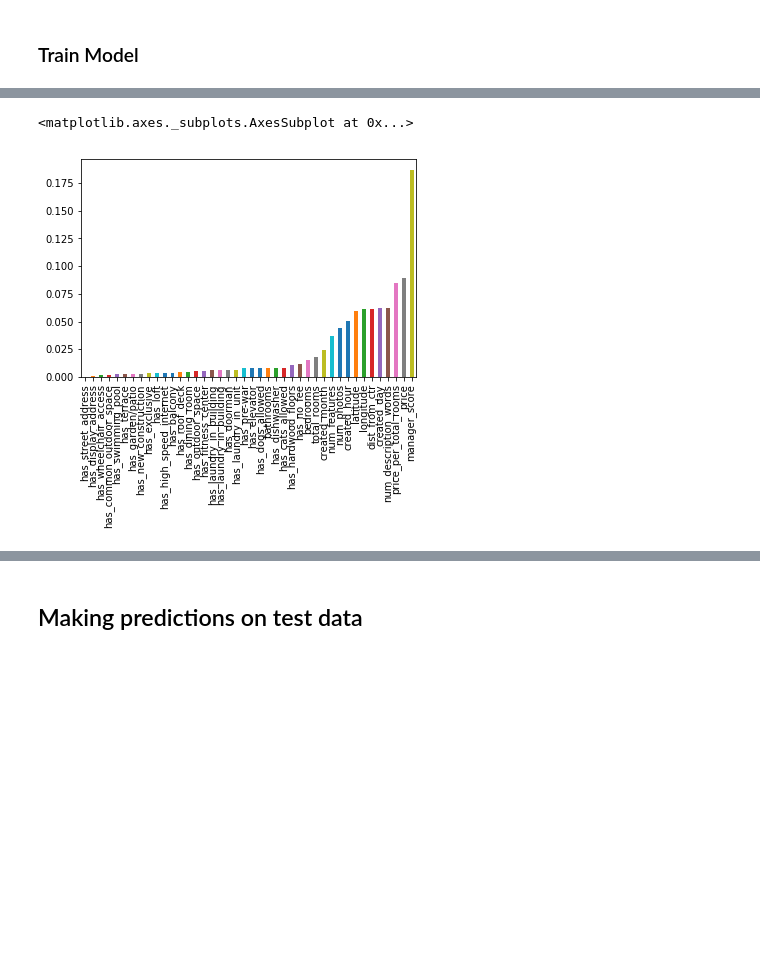
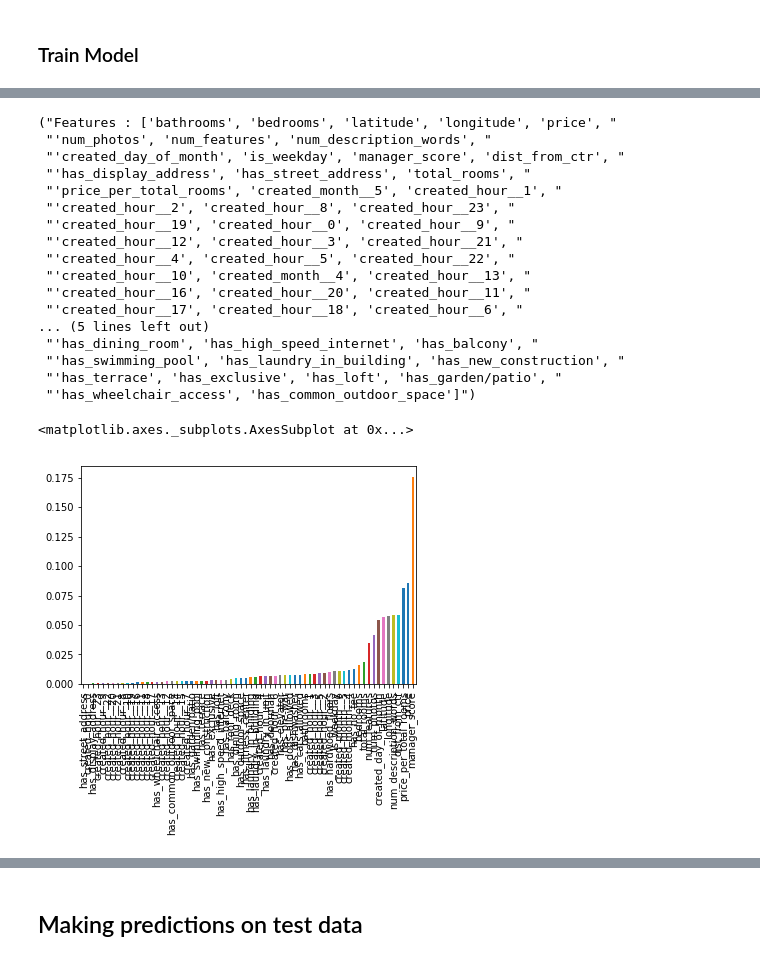
Before and after one commit to jnvipul/case_study, a Jupyter notebook: given_model.ipynb, the cells around one changed output, grey strips where cells are left out. Cells and saved outputs as stored; diff of their text form; code cells hidden in the pictures; blank space fills up the shorter version.

Commit message:
Using is_weekday as a feature and converted hour of day and month to categorical variable

```diff
--- a/given_model.ipynb
+++ b/given_model.ipynb
@@ -232,3 +244,16 @@ def add_adjectives_column(row):
+# %%
+cat_dummies = set()
+def one_hot_encode(df, cols):
+    # Get one hot encoding of column
+    df_processed = pd.get_dummies(df, prefix_sep="__",
+                              columns=cols)
+    # save all categorical variables
+    global cat_dummies
+    cat_dummies = set([col for col in df_processed
+               if "__" in col
+               and col.split("__")[0] in cols])
+
+    return df_processed
 # %% [markdown]
 ## Feature Engineering
 # %%
@@ -242,8 +267,9 @@ def feature_engineering(df):
     df["created_month"] = df["created"].dt.month
     df["created_day"] = df["created"].dt.day
     df["created_hour"] = df["created"].dt.hour
-
-    df['is_weekday'] = ((df.created_day) // 5 == 1).astype(float)
+    df["created_day_of_week"] = df["created"].dt.dayofweek
+    df["created_day_of_month"] = df["created"].dt.day
+    df['is_weekday'] = ((df.created_day_of_week) // 5 == 1).astype(float)
     df = df.apply(apply_manager_scores, axis=1)
     df = df.apply(price_per_bedroom, axis=1)
     df = process_home_features(df)
@@ -256,21 +282,21 @@ def feature_engineering(df):
     df = df.apply(price_per_total_room, axis=1)
     df = df.apply(apply_building_scores, axis=1)
 
+    # One hot encodings
+    df = one_hot_encode(df, ['created_hour', 'created_month'])
     # Didn't work
     # df = df.apply(create_has_photos_has_description, axis=1)
     # df = df.apply(price_per_bathroom, axis=1)
     # df = df.apply(bath_bed_ratio, axis=1)
     # df["bed_bath_differnce"] = df['bedrooms'] - df['bathrooms']
     # df["bed_bath_sum"] = df["bedrooms"] + df['bathrooms']
-
-
     return df
 # %%
 # num_feats = ["bathrooms", "bedrooms", "latitude", "longitude", "price",
     #              "num_photos", "num_features", "num_description_words",
     #              "created_year", "created_month", "created_day"]
-
-num_feats = ["bathrooms",
+def get_feature_list():
+    num_feats = ["bathrooms",
              "bedrooms",
              "latitude",
              "longitude",
@@ -278,9 +304,8 @@ num_feats = ["bathrooms",
              "num_photos",
              "num_features",
              "num_description_words",
-             "created_month",
-             "created_day",
-             "created_hour",
+             "created_day_of_month",
+             "is_weekday",
              "manager_score",
 #              "building_score",
 #              "price_per_bedroom",
@@ -292,8 +317,14 @@ num_feats = ["bathrooms",
 #              "num_adjectives_description"
             ]
 
-# add names of house features
-num_feats.extend(list(home_features_dict.values()))
+    # Add one hot encoded variables
+    global cat_dummies
+    num_feats.extend(cat_dummies)
+
+    # add names of house features
+    num_feats.extend(list(home_features_dict.values()))
+    pprint(f'Features : {num_feats}')
+    return num_feats
 # %% [markdown]
 ### Read Data
 # %%
@@ -341,7 +372,7 @@ df.shape
 # shuffle dataframe
 df = df.sample(frac=1).reset_index(drop=True)
 
-X = df[num_feats]
+X = df[get_feature_list()]
 y = df["interest_level"]
 X.head()
 X = scaler.fit_transform(X)
@@ -360,7 +407,24 @@ Loss : 0.5520734301925783
 # %%
-pd.Series(index = num_feats, data = clf.feature_importances_).sort_values().plot(kind = 'bar')
+pd.Series(index = get_feature_list(), data = clf.feature_importances_).sort_values().plot(kind = 'bar')
 # %% [output]
-<matplotlib.axes._subplots.AxesSubplot at 0x...>
+("Features : ['bathrooms', 'bedrooms', 'latitude', 'longitude', 'price', "
+ "'num_photos', 'num_features', 'num_description_words', "
+ "'created_day_of_month', 'is_weekday', 'manager_score', 'dist_from_ctr', "
+ "'has_display_address', 'has_street_address', 'total_rooms', "
+ "'price_per_total_rooms', 'created_month__5', 'created_hour__1', "
+ "'created_hour__2', 'created_hour__8', 'created_hour__23', "
+ "'created_hour__19', 'created_hour__0', 'created_hour__9', "
+ "'created_hour__12', 'created_hour__3', 'created_hour__21', "
+ "'created_hour__4', 'created_hour__5', 'created_hour__22', "
+ "'created_hour__10', 'created_month__4', 'created_hour__13', "
+ "'created_hour__16', 'created_hour__20', 'created_hour__11', "
+ "'created_hour__17', 'created_hour__18', 'created_hour__6', "
+... (5 lines left out)
+ "'has_dining_room', 'has_high_speed_internet', 'has_balcony', "
+ "'has_swimming_pool', 'has_laundry_in_building', 'has_new_construction', "
+ "'has_terrace', 'has_exclusive', 'has_loft', 'has_garden/patio', "
+ "'has_wheelchair_access', 'has_common_outdoor_space']")
+<matplotlib.axes._subplots.AxesSubplot at 0x...>
-[figure, old version]
+[figure, new version]
 # %%
 X.shape
```
Also changed, not shown: parts of 12 cells of this notebook.
